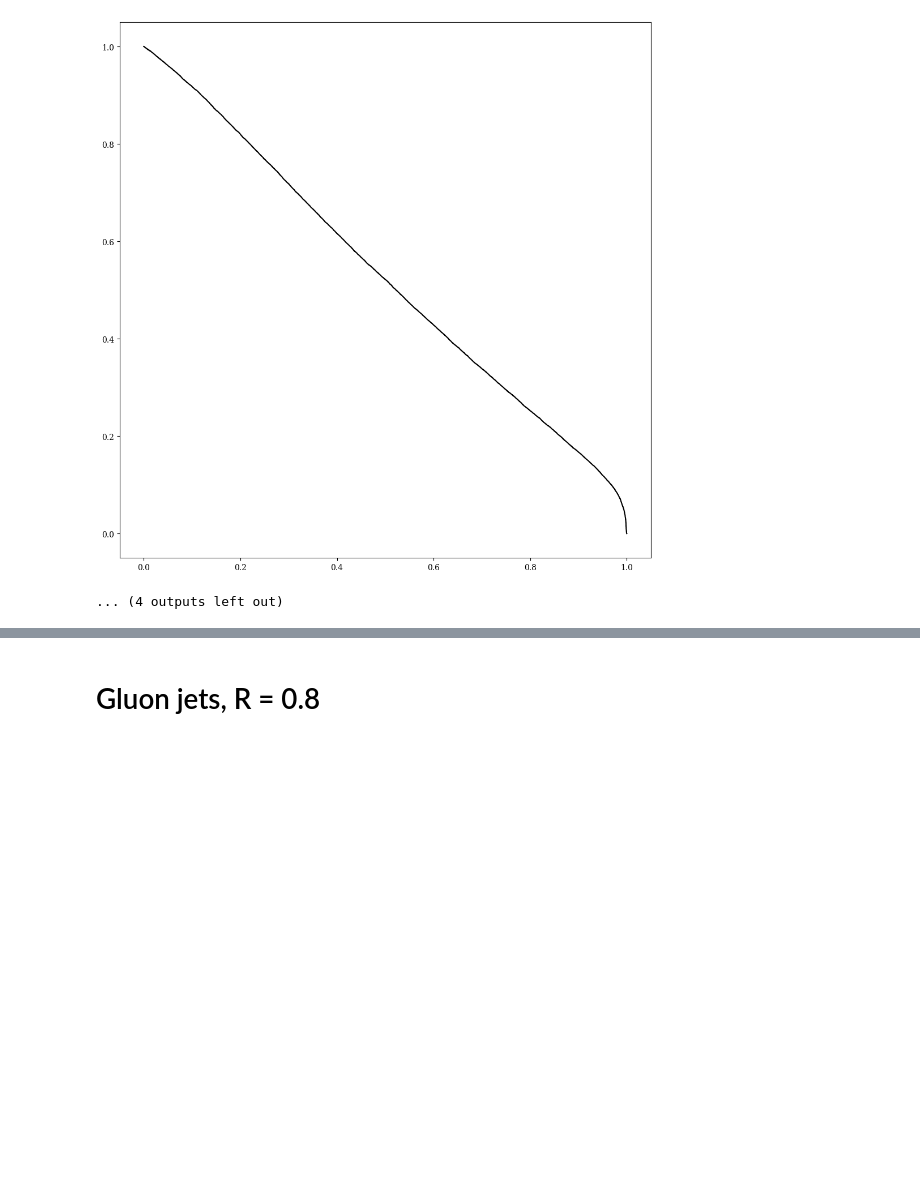
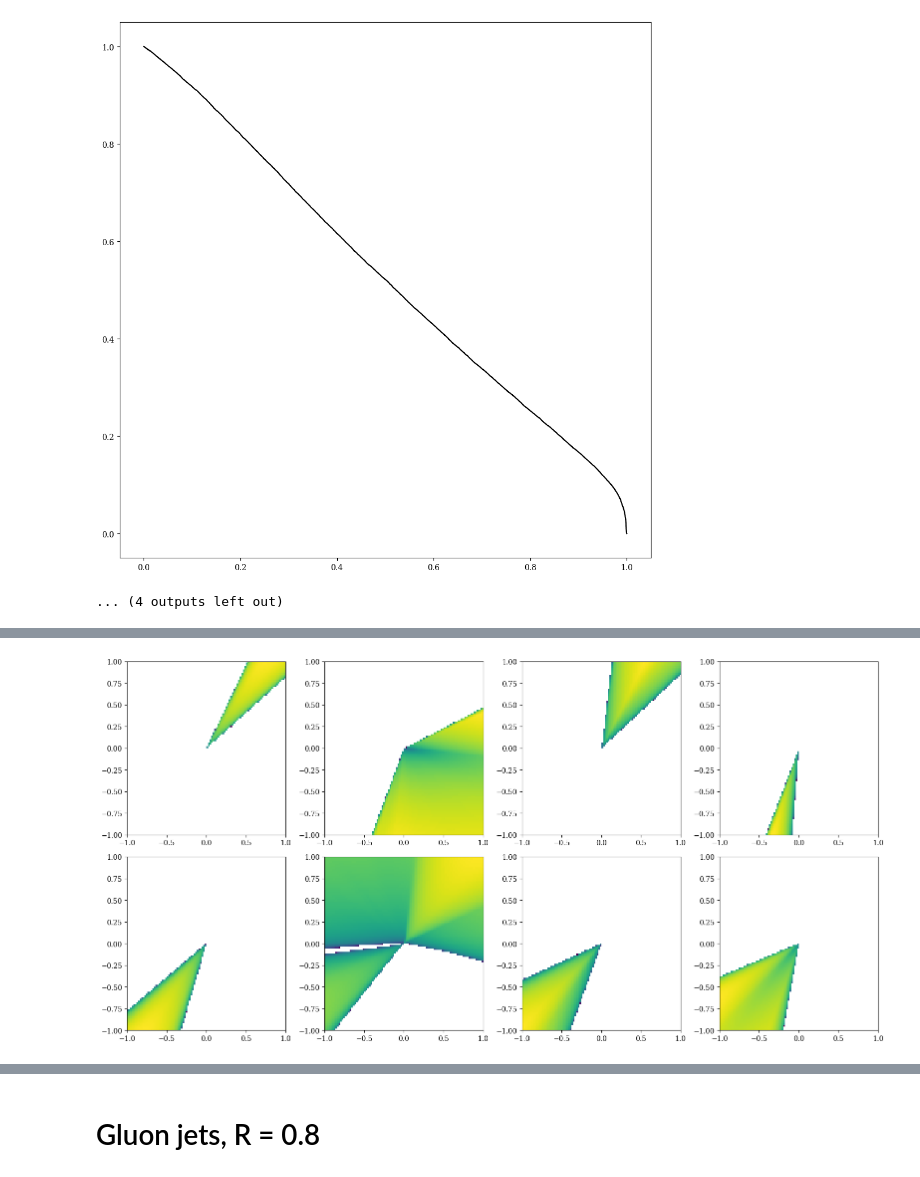
Before and after one commit to SamBT/safeUncalculable, a Jupyter notebook: trainEFN.ipynb, the cells around one changed output, grey strips where cells are left out. Cells and saved outputs as stored; diff of their text form; code cells hidden in the pictures; blank space fills up the shorter version.

```diff
--- a/trainEFN.ipynb
+++ b/trainEFN.ipynb
@@ -213,0 +276,14 @@ EFN AUC: 0.5329959748
+# %%
+X,Y,Z = efn.eval_filters(1)
+# %%
+from matplotlib.colors import LogNorm
+fig,axes = plt.subplots(2,4,figsize=(16,8))
+colors = ["Reds","Blues","Greens","Oranges","Purples","Greys","YlOrBr","RdPu"]
+for i in range(len(Z)):
+    plt.sca(axes.flatten()[i])
+    #plt.imshow(Z[i].T,origin='lower',extent=[-1,1,-1,1],aspect='auto',norm=LogNorm(),cmap=colors[i])
+    #plt.colorbar()
+    #plt.figure(figsize=(7,6))
+    plt.imshow(Z[i].T,origin='lower',extent=[-1,1,-1,1],aspect='auto',norm=LogNorm())
+# %% [output]
+[figure, added]
```
Also changed, not shown: parts of 16 cells of this notebook, 6 other files.
